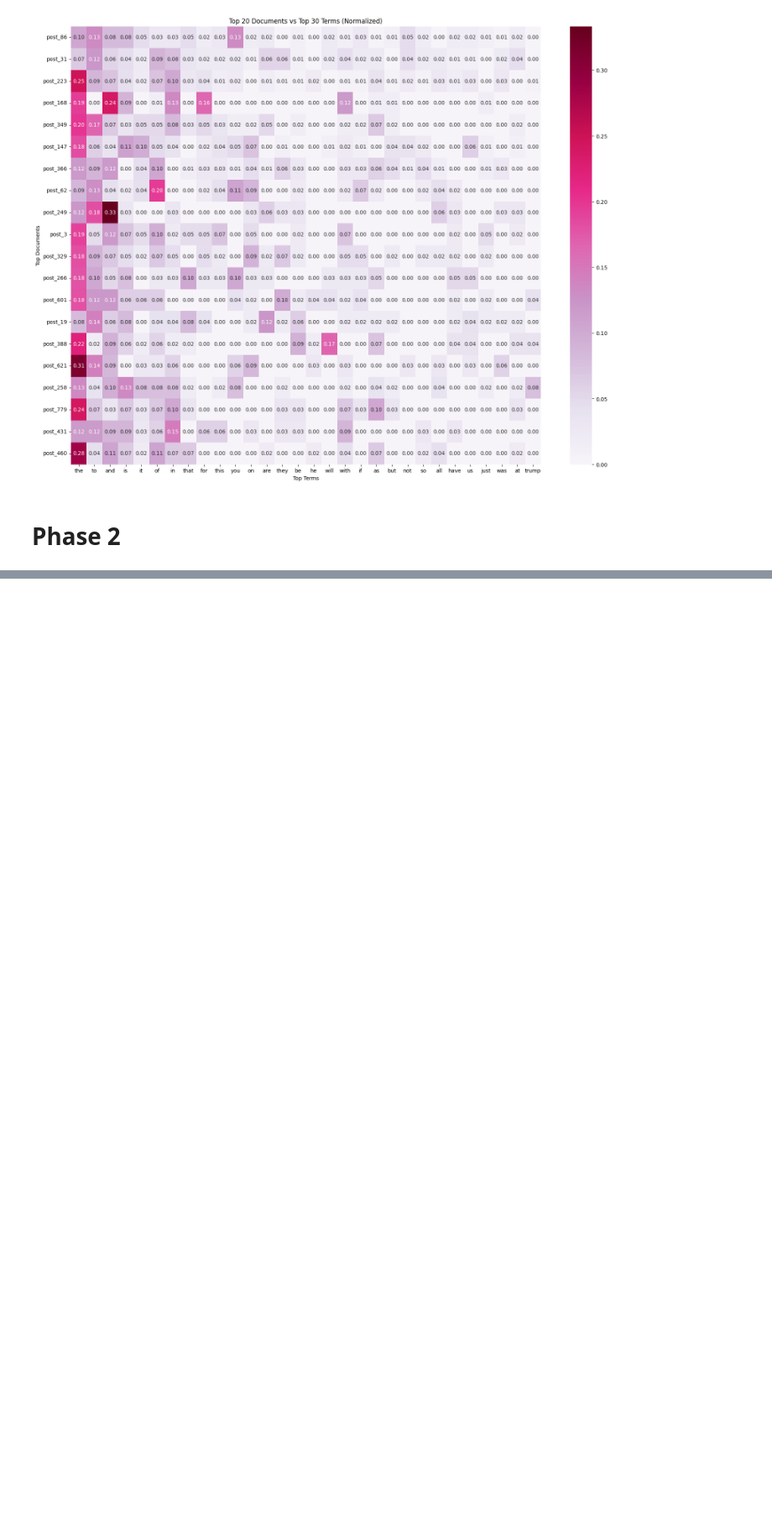
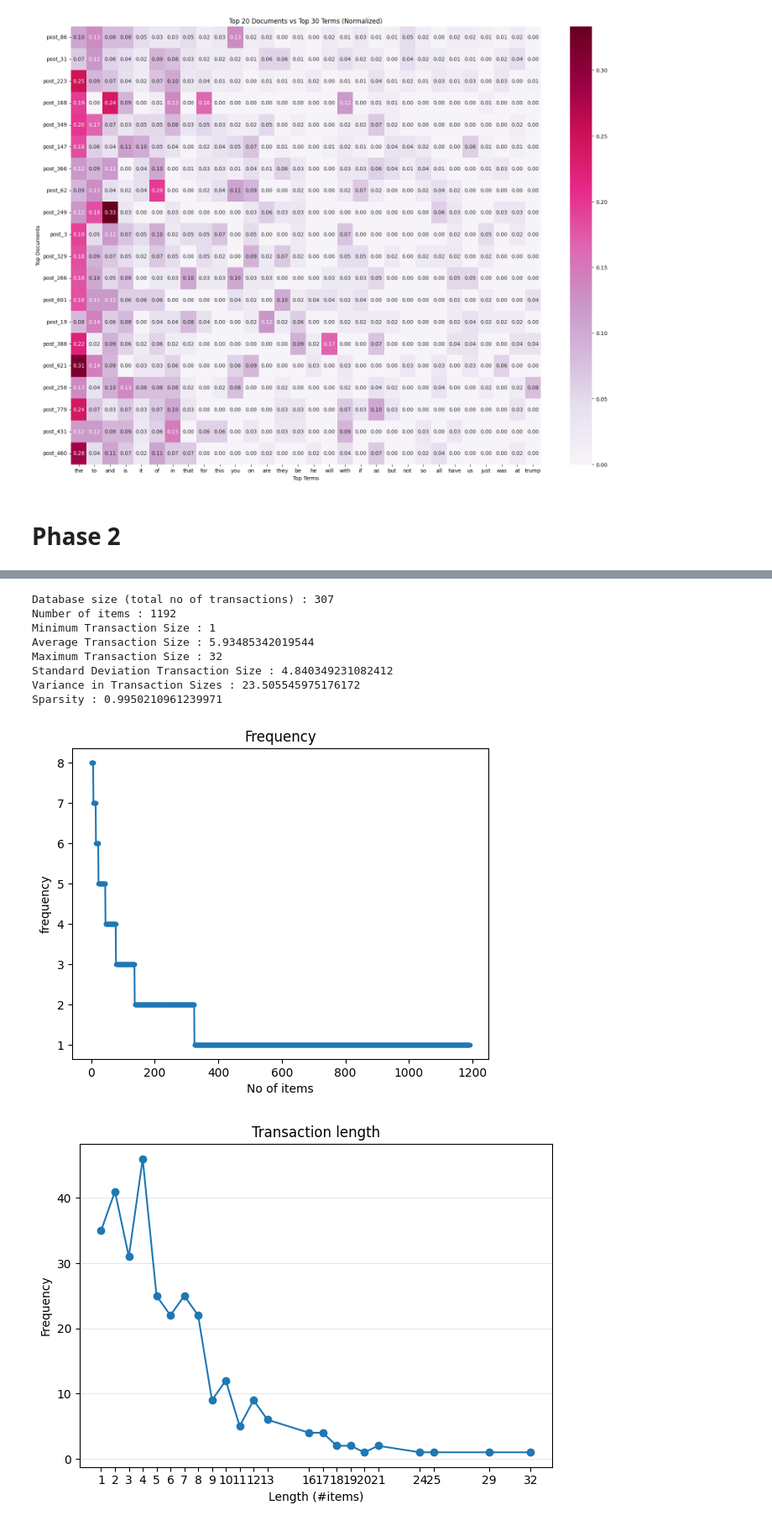
Before and after one commit to chiajungchang2003/DM2025-Lab1-Exercise, a Jupyter notebook: DM2025-Lab1-Homework.ipynb, the cells around one changed output, grey strips where cells are left out. Shown at 84% size. Saved outputs shown, nothing was run; the diff lists cells and outputs as text; code cells hidden in the pictures; blank space fills up the shorter version.

```diff
--- a/DM2025-Lab1-Homework.ipynb
+++ b/DM2025-Lab1-Homework.ipynb
@@ -208,0 +351,16 @@ Name: count, dtype: int64
+# %%
+obj = tds.TransactionalDatabase('td_freq_db_neutral.csv')
+obj.run()
+obj.printStats()
+obj.plotGraphs()
+# %% [output]
+Database size (total no of transactions) : 307
+Number of items : 1192
+Minimum Transaction Size : 1
+Average Transaction Size : 5.93485342019544
+Maximum Transaction Size : 32
+Standard Deviation Transaction Size : 4.840349231082412
+Variance in Transaction Sizes : 23.505545975176172
+Sparsity : 0.9950210961239971
+[figure, added]
+[figure, added]
```
Also changed, not shown: parts of 18 cells of this notebook.
